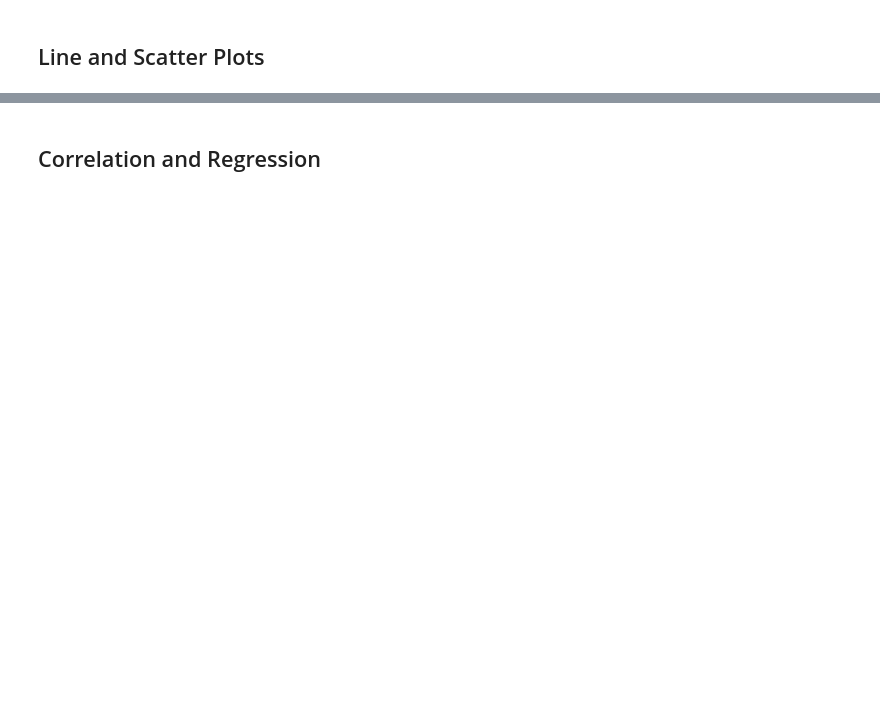
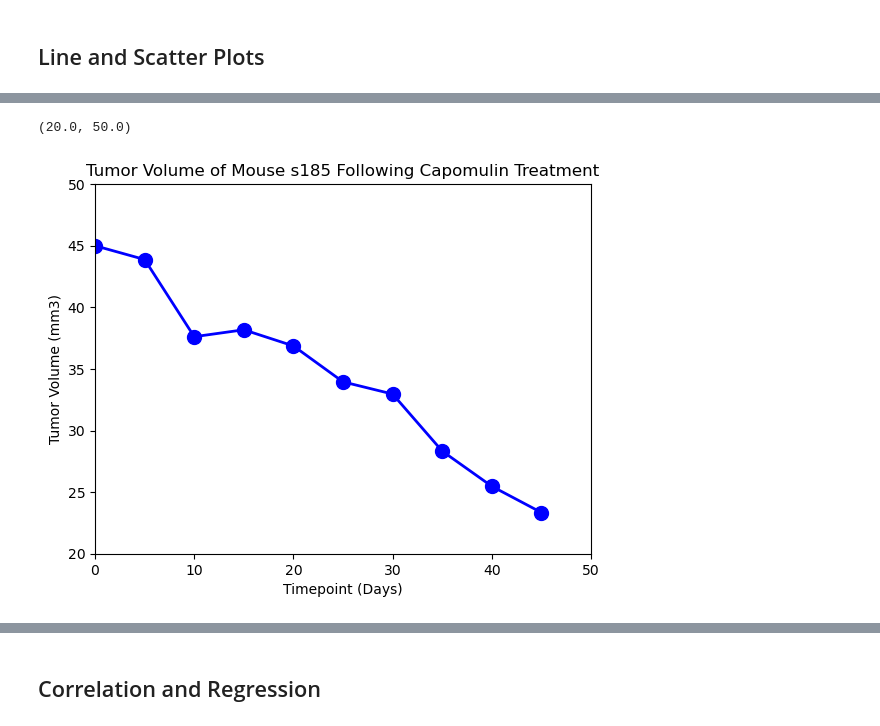
Before and after one commit to Jeremy-Mallory/Week-5-Challenge-MatPlotLib---PyMaceuticals, a Jupyter notebook: Pymaceuticals/pymaceuticals_starter.ipynb, the cells around one changed output, grey strips where cells are left out. Cells and saved outputs as stored; diff of their text form; code cells hidden in the pictures; blank space fills up the shorter version.

```diff
--- a/Pymaceuticals/pymaceuticals_starter.ipynb
+++ b/Pymaceuticals/pymaceuticals_starter.ipynb
@@ -222,0 +368,16 @@ Ceftamin's potential outliers: Series([], Name: Tumor Volume (mm3), dtype: float
+# %%
+# Generate a line plot of tumor volume vs. time point for a mouse treated with Capomulin
+line_df = df_cleaned.loc[df_cleaned["Mouse ID"] == "s185",:]
+x_axis = line_df["Timepoint"]
+tumor_volume = line_df["Tumor Volume (mm3)"]
+
+fig1, ax1 = plt.subplots()
+plt.title('Tumor Volume of Mouse s185 Following Capomulin Treatment')
+plt.plot(x_axis, tumor_volume,linewidth=2, markersize=10,marker="o",color="b")
+plt.xlabel('Timepoint (Days)')
+plt.ylabel('Tumor Volume (mm3)')
+plt.xlim(0,50)
+plt.ylim(20,50)
+# %% [output]
+(20.0, 50.0)
+[figure, added]
```
Also changed, not shown: parts of 25 cells of this notebook.
